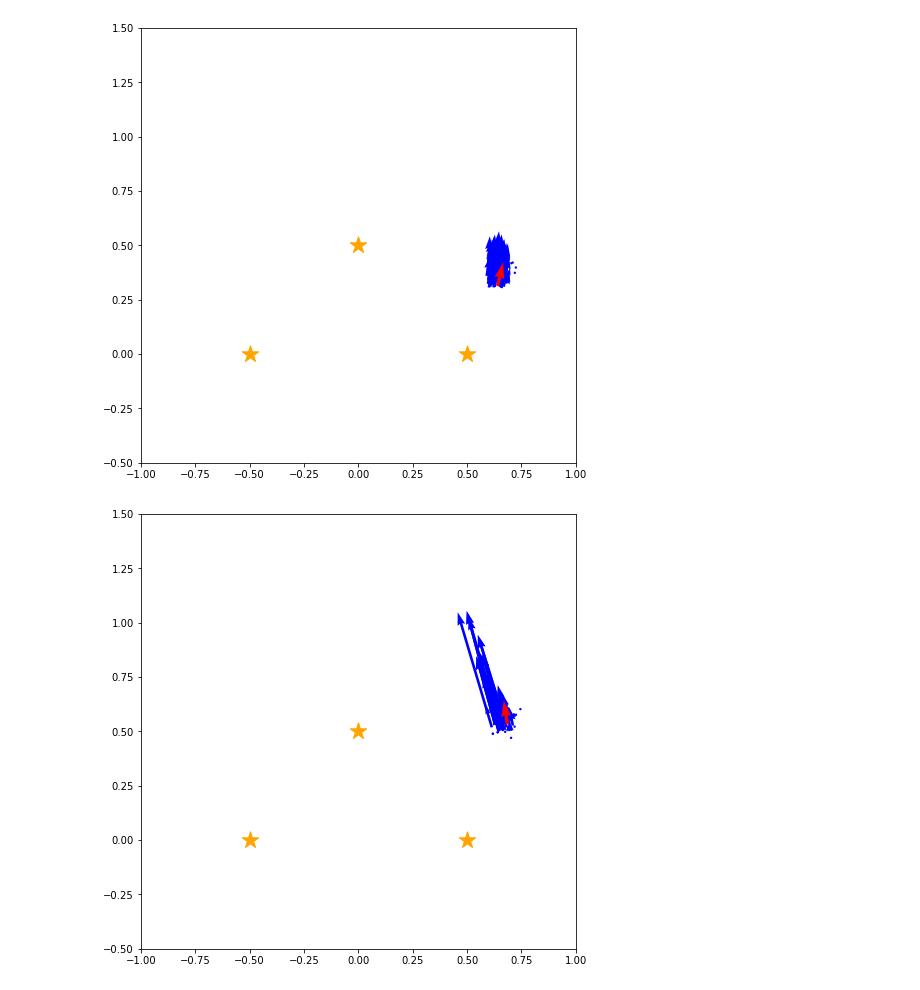
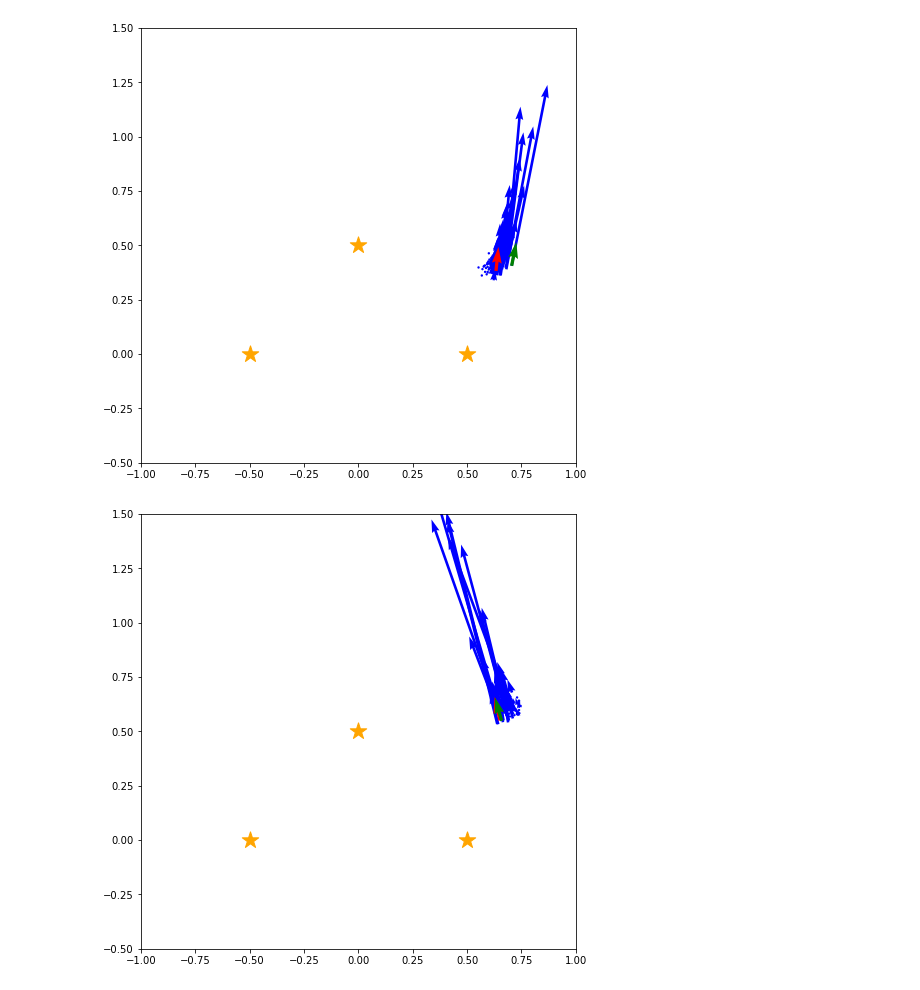
Before and after one commit to shibata-mamoru/probrobo2017, a Jupyter notebook: MCL.ipynb, the cells around one changed output. Drawn from its saved outputs; the diff is of its cells as text; code cells hidden in the pictures.

```diff
--- a/MCL.ipynb
+++ b/MCL.ipynb
@@ -46,9 +46,21 @@ def draw(pose,particles):
     ys = [e.pose[1] for e in particles]
     vxs = [math.cos(e.pose[2])*e.weight for e in particles]
     vys = [math.sin(e.pose[2])*e.weight for e in particles]
-    plt.quiver(xs,ys,vxs,vys,color="blue",label="particles")
+
+    w = np.array([e.weight for e in particles])
+    w_max = np.argmax(w) #重み最大のパーティクルのインデックス
+
+    #重み最大のパーティクルの位置座標
+    max_sx = [particles[w_max].pose[0]]
+    max_sy = [particles[w_max].pose[1]]
+    max_vxs = [math.cos(particles[w_max].pose[2])]
+    max_vys = [math.sin(particles[w_max].pose[2])]
+
+    plt.quiver(xs,ys,vxs,vys,color="blue")
 
     plt.quiver([pose[0]],[pose[1]],[math.cos(pose[2])],[math.sin(pose[2])],color="red")
+
+    plt.quiver(max_sx, max_sy, max_vxs, max_vys,color="green")
 # %%
 def relative_landmark_pos(pose,landmark):
     x,y,theta = pose
@@ -64,7 +76,7 @@ def draw_observation(pose,  measurement):
     distance, direction,lx,ly = measurement
     lx = distance*math.cos(theta + direction) + x
     ly = distance*math.sin(theta + direction) + y
-    plt.plot([pose[0],  lx],[pose[1],  ly],color="pink")
+    plt.plot([pose[0],  lx],[pose[1],  ly],color="black")
 
 #センサー計測結果の描画更新
 def draw_observations(pose,  measurements):
@@ -134,24 +146,24 @@ u = np.array([0.2,math.pi / 180.0 * 20]) #ロボットの移動
 
 path = [actual_x] #ロボットの軌道
 particle_path = [copy.deepcopy(particles)] #パーティクルの軌道
-measurements = [observations(actual_x, actual_landmarks)] #センサー値
+measurementss = [observations(actual_x, actual_landmarks)] #センサー値
 
 for i in range(10):
     actual_x = f(actual_x,u)
     path.append(actual_x)
     ms = observations(actual_x,actual_landmarks)
-    measurements.append(ms)
+    measurementss.append(ms)
+    particles = resampling(particles)
 
     for p in particles:
         p.pose = f(p.pose,u)
 
     for m in ms:
-        particles = resampling(particles)
         change_weights(particles, m)
     particle_path.append(copy.deepcopy(particles))
 
 for i,p in enumerate(path):
     draw(path[i],particle_path[i])
     draw_landmarks(actual_landmarks)
-    draw_observations(path[i],measurements[i])
+    draw_observations(path[i],measurementss[i])
 # %% [output]
@@ -162,2 +174,2 @@ for i,p in enumerate(path):
-[figure, old version]
+[figure, new version]
-[figure, old version]
+[figure, new version]
```
Also changed, not shown: parts of 1 cell of this notebook, 1 other file.
